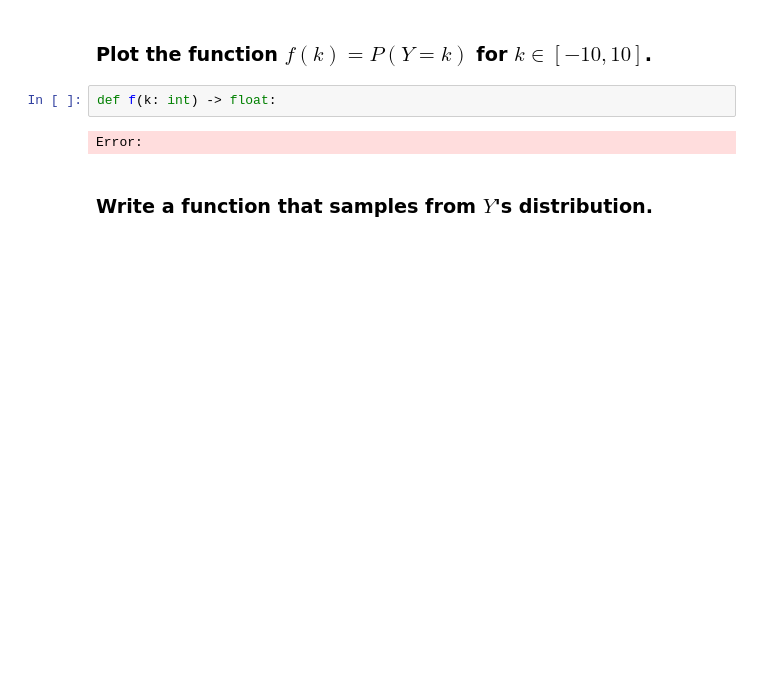
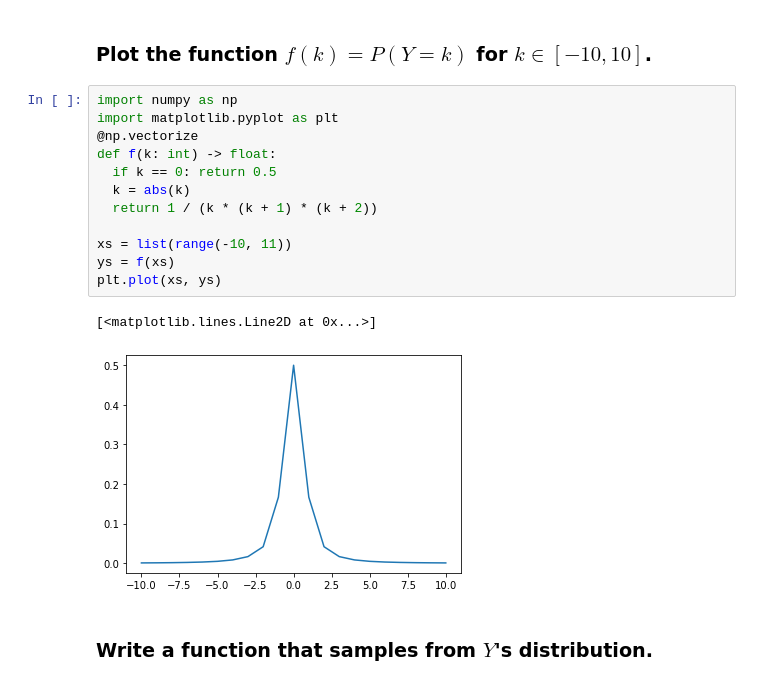
Before and after one commit to eerio/rpis-2021, a Jupyter notebook: lab3/Lab03student.ipynb, the cells around one changed output. Saved outputs shown, nothing was run; the diff lists cells and outputs as text; blank space fills up the shorter version.

```diff
--- a/lab3/Lab03student.ipynb
+++ b/lab3/Lab03student.ipynb
@@ -119,9 +119,20 @@ $Var Y > 2\sum_{k=1}^{\infty}\frac{1}{k}$
 But here the right-hand side isn't convergent, so the variance doesn't exist
 # %% [markdown]
 ### Plot the function $f(k) = P(Y=k)$ for $k \in [-10,10]$.
-# %%
-def f(k: int) -> float:
-# %% [output]
-Error:
+# %%
+import numpy as np
+import matplotlib.pyplot as plt
+@np.vectorize
+def f(k: int) -> float:
+  if k == 0: return 0.5
+  k = abs(k)
+  return 1 / (k * (k + 1) * (k + 2))
+
+xs = list(range(-10, 11))
+ys = f(xs)
+plt.plot(xs, ys)
+# %% [output]
+[<matplotlib.lines.Line2D at 0x...>]
+[figure, added]
 # %% [markdown]
 ### Write a function that samples from $Y$'s distribution.
```
Also changed, not shown: parts of 9 cells of this notebook.
